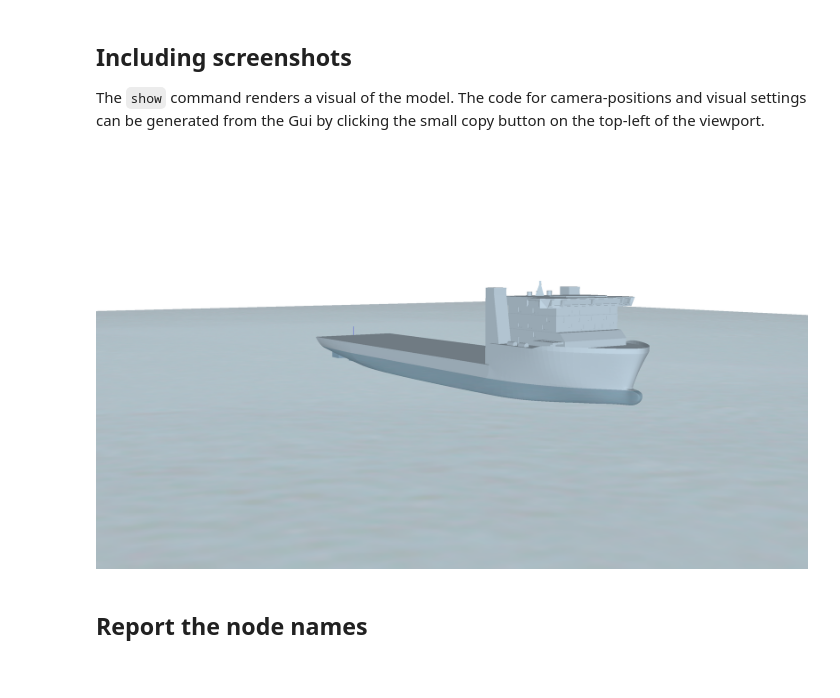
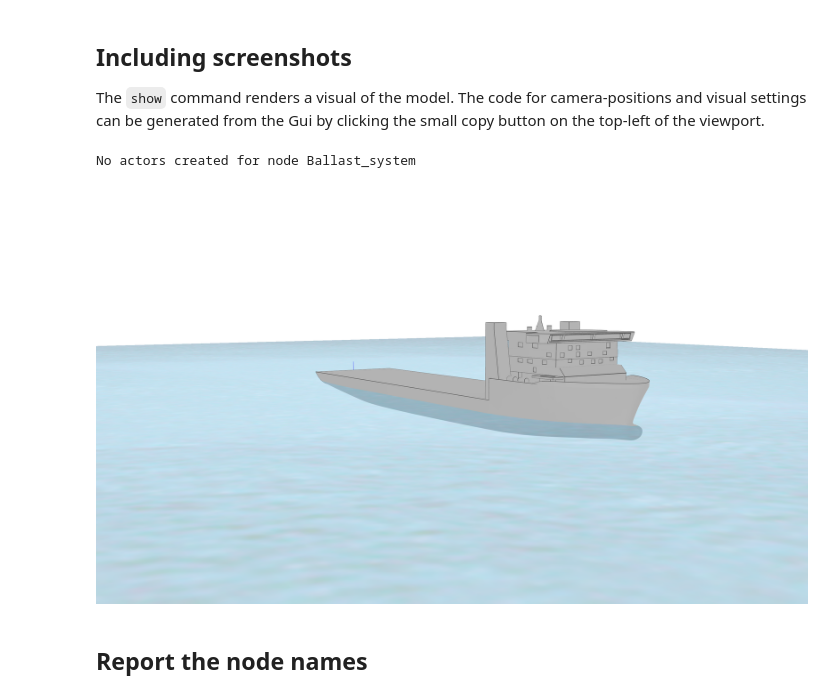
Before and after one commit to RubendeBruin/DAVE-book, a Jupyter notebook: DAVE-notebooks/Reporting node properties.ipynb, the cells around one changed output. Saved outputs shown, nothing was run; the diff lists cells and outputs as text; code cells hidden in the pictures.

```diff
--- a/DAVE-notebooks/Reporting node properties.ipynb
+++ b/DAVE-notebooks/Reporting node properties.ipynb
@@ -14,9 +22,10 @@ Loading /home/ruben/miniconda3/lib/python3.8/site-packages/DAVE/resources/cheeta
 The `show` command renders a visual of the model.
 The code for camera-positions and visual settings can be generated from the Gui by clicking the small copy button on the top-left of the viewport.
 # %%
-show(s, sea = True, camera_pos = (400, -200, 40), lookat = (100,0,0), do_meshes=False, cog_scale=0)
+show(s, sea = True, camera_pos = (400, -200, 40), lookat = (100,0,0), painters='Visual')
 # %% [output]
+No actors created for node Ballast_system
-[figure, old version]
+[figure, new version]
 # %% [markdown]
 ## Report the node names
 # %%
```
Also changed, not shown: parts of 9 cells of this notebook, 24 other files.
